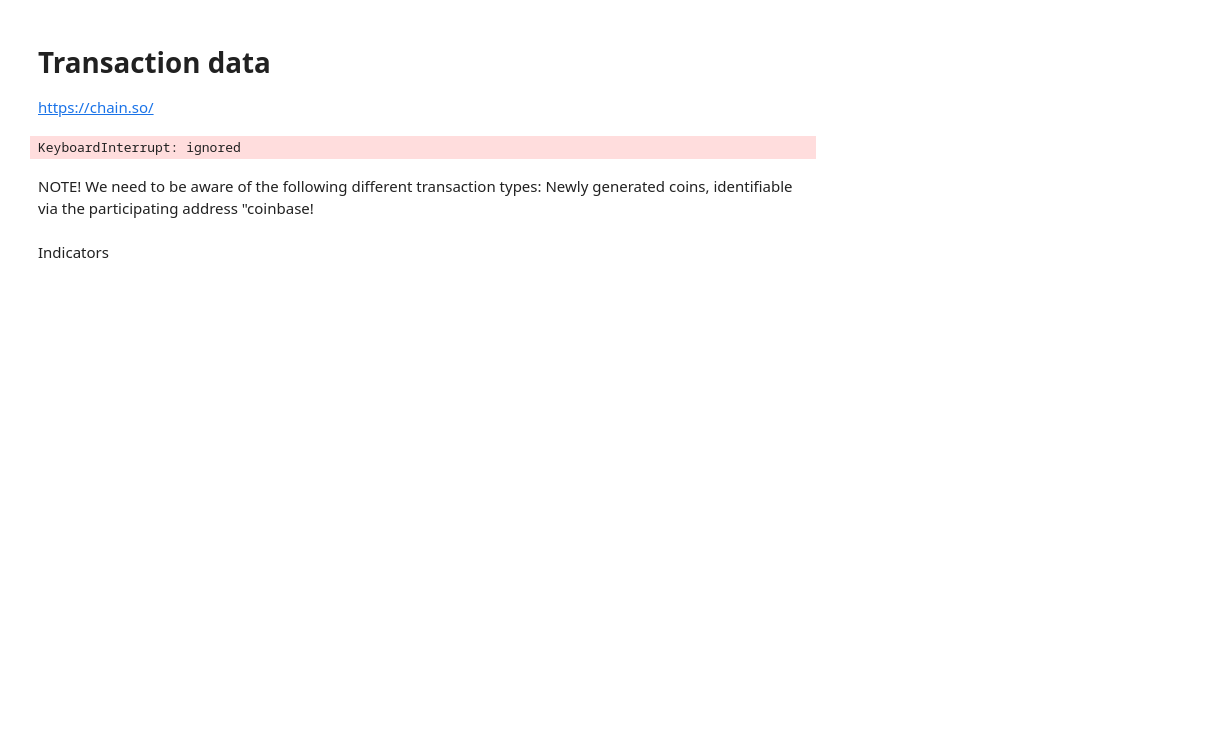
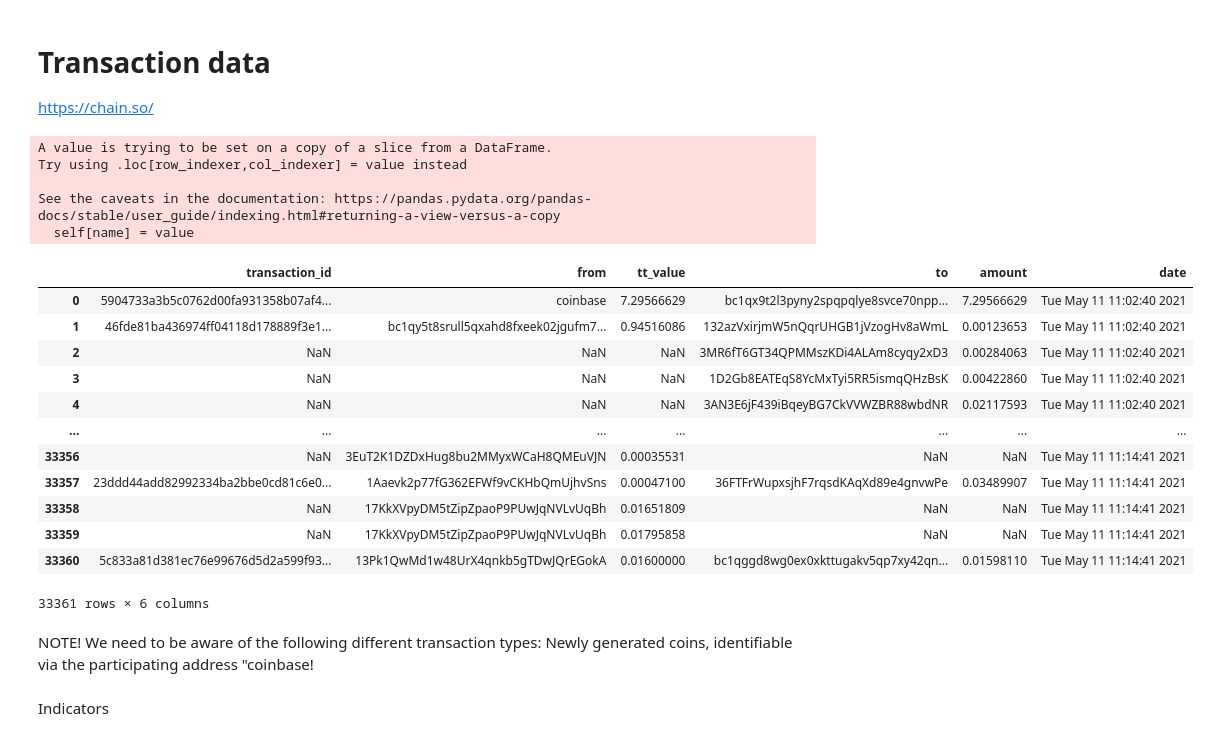
Before and after one commit to rkoprik/txs_graph, a Jupyter notebook: SoChain.ipynb, the cells around one changed output. Cells and saved outputs as stored; diff of their text form; code cells hidden in the pictures; blank space fills up the shorter version.

```diff
--- a/SoChain.ipynb
+++ b/SoChain.ipynb
@@ -12,16 +12,17 @@ import tabulate
 import pandas as pd
 import networkx as nx
 import numpy as np
+import datetime
 
 
 # 682950 - 683238: 11/05/2021
 # 683094 - initial example
 
 # range block
-block_range = list(range(683093, 683098))
+block_range = list(range(683093, 683100))
 
 r1 = 0
-r2 = 2
+r2 = 3
 size_block = range(r1, r2)
 
 # transaction info
@@ -31,11 +32,10 @@ input_value = []
 output_address = []
 output_value = []
 date = []
+date_form = []
 
 # range transaction
 r3 = 0
-r4 = len(txs)
-size = range(r3, r4)
 
 for y in size_block:
 
@@ -52,13 +52,16 @@ for y in size_block:
       # transaction id
       txs = content['data']['txs']
 
+      # range
+      r4 = len(txs)
+      size = range(r3, r4)
+
   for x in size:
 
     # transaction link
     link_txs = 'https://chain.so/api/v2/tx/BTC/' + str(txs[x])
 
     response = requests.get(link_txs)
-
 
     if response.status_code == 200:
           # everything went swimmingly parse the response as JSON
@@ -79,43 +82,70 @@ for y in size_block:
 
           # date
           date.append(content['data']['time'])
-          # time = content['data']['time']
-          # date.append(time)
 
           largest = max(len(transaction_id), len(input_address), len(input_value), len(output_address), len(output_value))
 
+    # filling for different len
     len_transaction_id = largest - len(transaction_id)
     len_input_address = largest - len(input_address)
     len_output_address = largest - len(output_address)
     len_date = largest - len(date)
 
     corr_transaction_id = [None]*len_transaction_id
     corr_input_address = [None]*len_input_address
     corr_output_address = [None]*len_output_address
     corr_date = [None]*len_date
 
     transaction_id.extend(corr_transaction_id)
     input_address.extend(corr_input_address)
     input_value.extend(corr_input_address)
     output_address.extend(corr_output_address)
     output_value.extend(corr_output_address)
     date.extend(corr_date)
 
+# as data frame
 df_01 = pd.DataFrame({'transaction_id': transaction_id, 'from': input_address, 'tt_value': input_value, 'to': output_address, 'amount': output_value, 'date': date})
 
 
 #clean data
   # obmit nulldata & reindex
 df= df_01[df_01.to != "nulldata"]
 df.reset_index(drop=True, inplace=True)
 
 
  # fill NaN with previous data for all NaN, None
 df.date = df.date.fillna(method = 'ffill')
 df = df.fillna(value=np.nan)
+
+# convert epoch time
+for each in range(len(df.date)):
+  date_form.append(datetime.datetime.fromtimestamp(df.date[each]).strftime('%c'))
+
+# add date_form to df, drop old column and rename
+df['date_form'] = date_form
+df = df.drop(columns = 'date')
+df = df.rename(columns = {'date_form': 'date'}, inplace = False)
+
 df
 # %% [output]
-KeyboardInterrupt: ignored
+A value is trying to be set on a copy of a slice from a DataFrame.
+Try using .loc[row_indexer,col_indexer] = value instead
+
+See the caveats in the documentation: https://pandas.pydata.org/pandas-docs/stable/user_guide/indexing.html#returning-a-view-versus-a-copy
+  self[name] = value
+|  | transaction_id | from | tt_value | to | amount | date |
+| 0 | 5904733a3b5c0762d00fa931358b07af4... | coinbase | 7.29566629 | bc1qx9t2l3pyny2spqpqlye8svce70npp... | 7.29566629 | Tue May 11 11:02:40 2021 |
+| 1 | 46fde81ba436974ff04118d178889f3e1... | bc1qy5t8srull5qxahd8fxeek02jgufm7... | 0.94516086 | 132azVxirjmW5nQqrUHGB1jVzogHv8aWmL | 0.00123653 | Tue May 11 11:02:40 2021 |
+| 2 | NaN | NaN | NaN | 3MR6fT6GT34QPMMszKDi4ALAm8cyqy2xD3 | 0.00284063 | Tue May 11 11:02:40 2021 |
+| 3 | NaN | NaN | NaN | 1D2Gb8EATEqS8YcMxTyi5RR5ismqQHzBsK | 0.00422860 | Tue May 11 11:02:40 2021 |
+| 4 | NaN | NaN | NaN | 3AN3E6jF439iBqeyBG7CkVVWZBR88wbdNR | 0.02117593 | Tue May 11 11:02:40 2021 |
+| ... | ... | ... | ... | ... | ... | ... |
+| 33356 | NaN | 3EuT2K1DZDxHug8bu2MMyxWCaH8QMEuVJN | 0.00035531 | NaN | NaN | Tue May 11 11:14:41 2021 |
+| 33357 | 23ddd44add82992334ba2bbe0cd81c6e0... | 1Aaevk2p77fG362EFWf9vCKHbQmUjhvSns | 0.00047100 | 36FTFrWupxsjhF7rqsdKAqXd89e4gnvwPe | 0.03489907 | Tue May 11 11:14:41 2021 |
+| 33358 | NaN | 17KkXVpyDM5tZipZpaoP9PUwJqNVLvUqBh | 0.01651809 | NaN | NaN | Tue May 11 11:14:41 2021 |
+| 33359 | NaN | 17KkXVpyDM5tZipZpaoP9PUwJqNVLvUqBh | 0.01795858 | NaN | NaN | Tue May 11 11:14:41 2021 |
+| 33360 | 5c833a81d381ec76e99676d5d2a599f93... | 13Pk1QwMd1w48UrX4qnkb5gTDwJQrEGokA | 0.01600000 | bc1qggd8wg0ex0xkttugakv5qp7xy42qn... | 0.01598110 | Tue May 11 11:14:41 2021 |
+33361 rows × 6 columns
 # %% [markdown]
 NOTE!
 We need to be aware of the following different transaction types:
```
Also changed, not shown: parts of 11 cells of this notebook.
